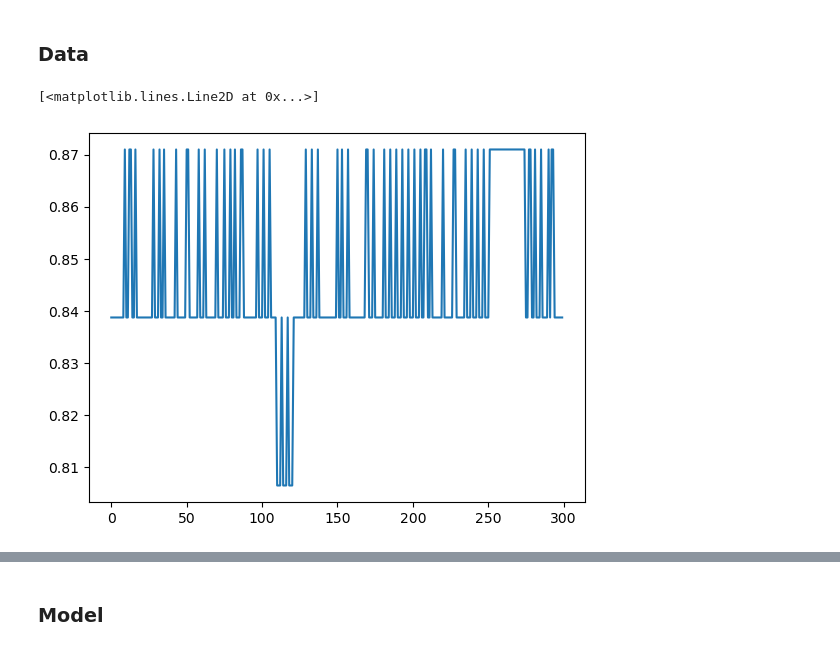
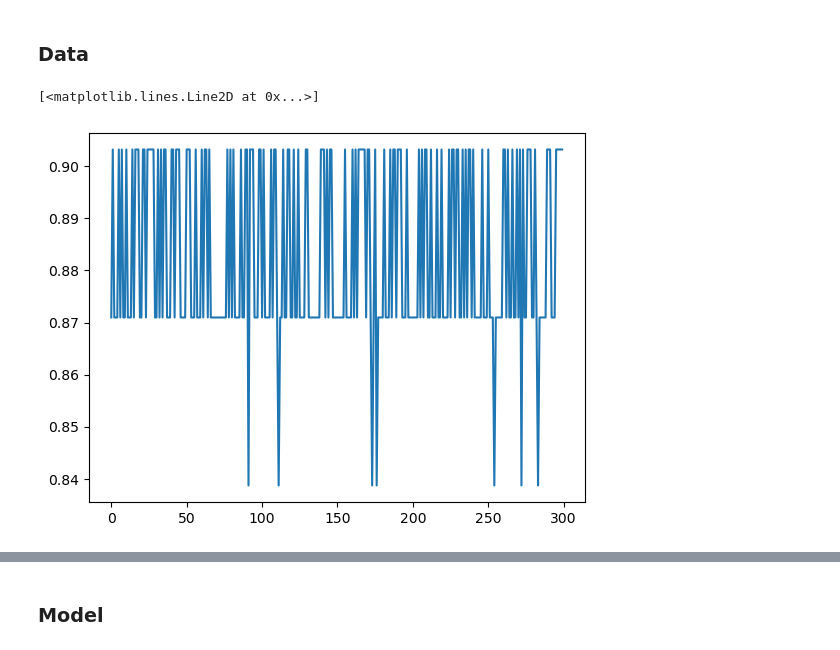
Before and after one commit to khoaguin/PocketHHE, a Jupyter notebook: notebooks/SpO2_inference.ipynb, the cells around one changed output, grey strips where cells are left out. Saved outputs shown, nothing was run; the diff lists cells and outputs as text; code cells hidden in the pictures.

```diff
--- a/notebooks/SpO2_inference.ipynb
+++ b/notebooks/SpO2_inference.ipynb
@@ -119,8 +119,8 @@ testing accuracy = 0.8713
 # %% [markdown]
 ### Data
 # %%
-x = test_dataset[-1][0]
+x = test_dataset[-2][0]
 plt.plot(x)
 # %% [output]
 [<matplotlib.lines.Line2D at 0x...>]
-[figure, old version]
+[figure, new version]
```
Also changed, not shown: parts of 6 cells of this notebook, 4 other files.
